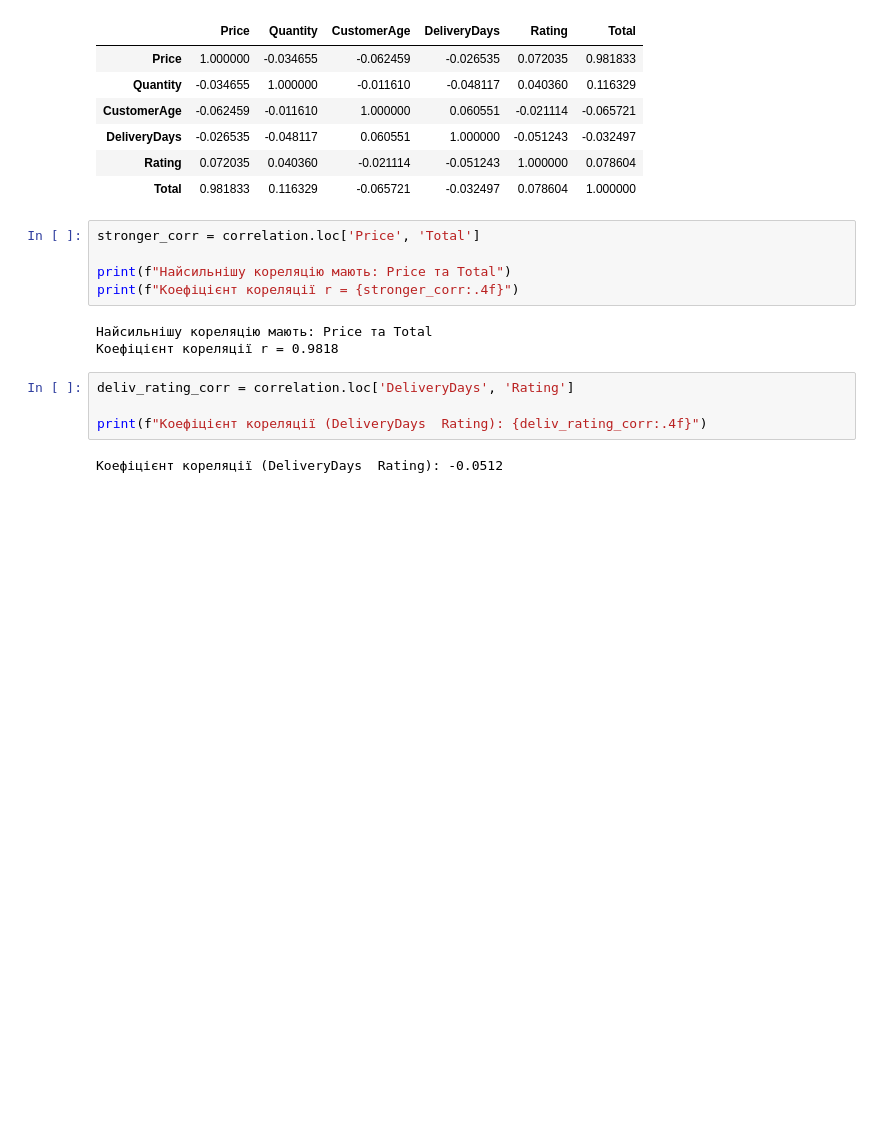
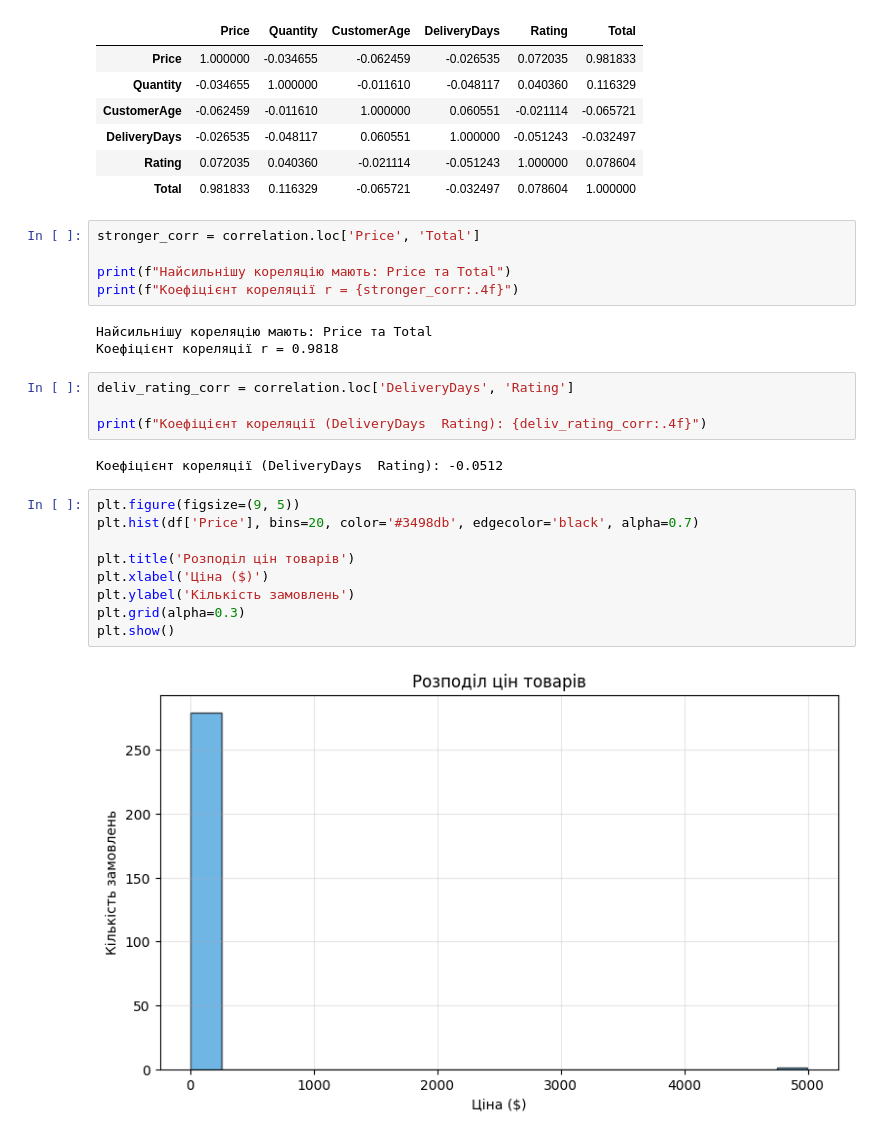
Before and after one commit to DearDarlin/sales, a Jupyter notebook: sales_analysis.ipynb, the cells around one changed output. Cells and saved outputs as stored; diff of their text form; blank space fills up the shorter version.

```diff
--- a/sales_analysis.ipynb
+++ b/sales_analysis.ipynb
@@ -216,3 +216,14 @@ deliv_rating_corr = correlation.loc['DeliveryDays', 'Rating']
 print(f"Коефіцієнт кореляції (DeliveryDays  Rating): {deliv_rating_corr:.4f}")
 # %% [output]
 Коефіцієнт кореляції (DeliveryDays  Rating): -0.0512
+# %%
+plt.figure(figsize=(9, 5))
+plt.hist(df['Price'], bins=20, color='#3498db', edgecolor='black', alpha=0.7)
+
+plt.title('Розподіл цін товарів')
+plt.xlabel('Ціна ($)')
+plt.ylabel('Кількість замовлень')
+plt.grid(alpha=0.3)
+plt.show()
+# %% [output]
+[figure, added]
```
Also changed, not shown: parts of 1 cell of this notebook.
